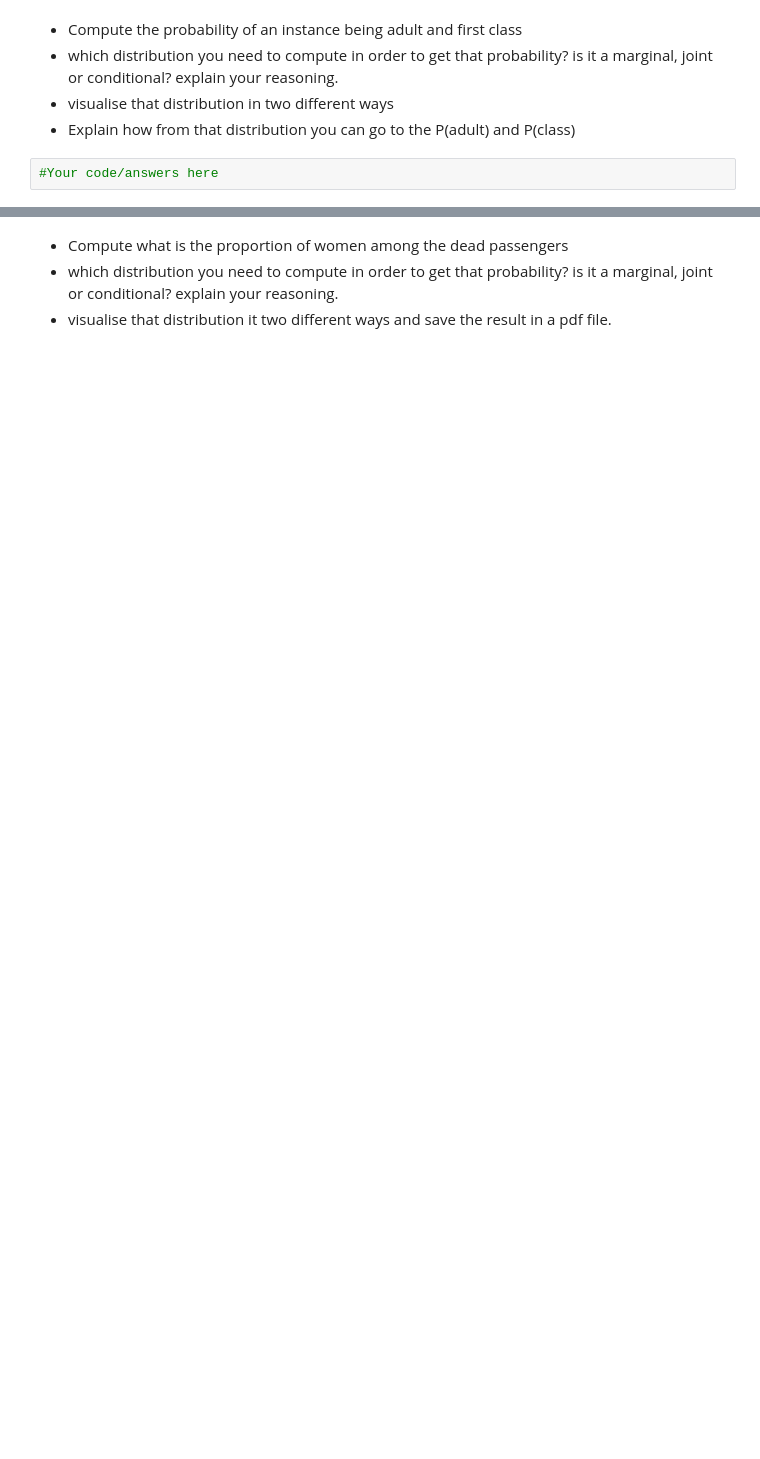
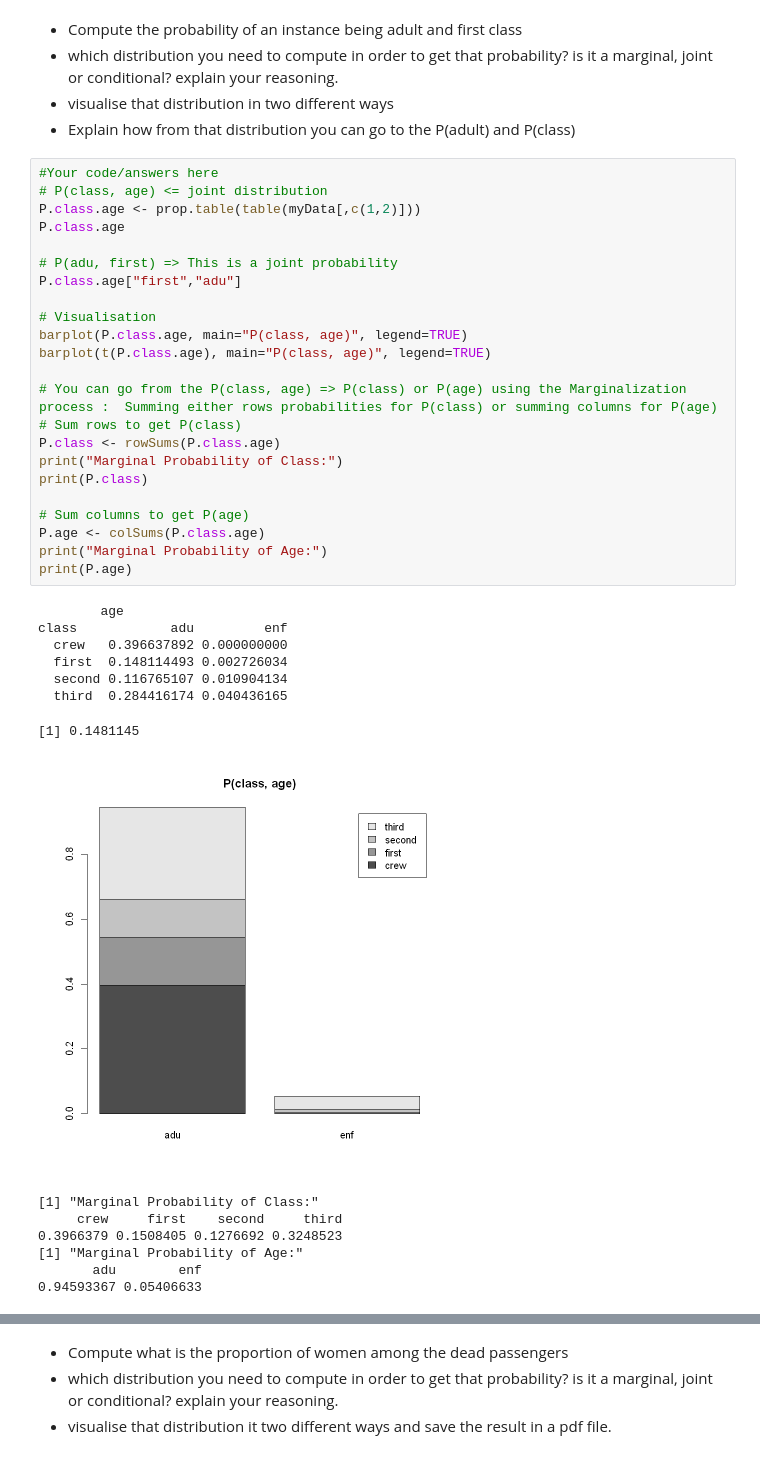
Before and after one commit to HEG-IG-Ex/62-62_Data_Mining, a Jupyter notebook: Qualitative Attributes/QualitativeAttributes.ipynb, the cells around one changed output, grey strips where cells are left out. Saved outputs shown, nothing was run; the diff lists cells and outputs as text; blank space fills up the shorter version.

```diff
--- a/Qualitative Attributes/QualitativeAttributes.ipynb
+++ b/Qualitative Attributes/QualitativeAttributes.ipynb
@@ -717,3 +896,39 @@ The Bayes rule is the basis of the Naive Bayes algorithm that we will see later.
 * Explain how from that distribution you can go to the P(adult) and P(class)
 # %%
 #Your code/answers here
+# P(class, age) <= joint distribution
+P.class.age <- prop.table(table(myData[,c(1,2)]))
+P.class.age
+
+# P(adu, first) => This is a joint probability
+P.class.age["first","adu"]
+
+# Visualisation
+barplot(P.class.age, main="P(class, age)", legend=TRUE)
+barplot(t(P.class.age), main="P(class, age)", legend=TRUE)
+
+# You can go from the P(class, age) => P(class) or P(age) using the Marginalization process :  Summing either rows probabilities for P(class) or summing columns for P(age)
+# Sum rows to get P(class)
+P.class <- rowSums(P.class.age)
+print("Marginal Probability of Class:")
+print(P.class)
+
+# Sum columns to get P(age)
+P.age <- colSums(P.class.age)
+print("Marginal Probability of Age:")
+print(P.age)
+# %% [output]
+        age
+class            adu         enf
+  crew   0.396637892 0.000000000
+  first  0.148114493 0.002726034
+  second 0.116765107 0.010904134
+  third  0.284416174 0.040436165
+[1] 0.1481145
+[figure, added]
+[1] "Marginal Probability of Class:"
+     crew     first    second     third
+0.3966379 0.1508405 0.1276692 0.3248523
+[1] "Marginal Probability of Age:"
+       adu        enf
+0.94593367 0.05406633
```
Also changed, not shown: parts of 29 cells of this notebook, 3 other files.
